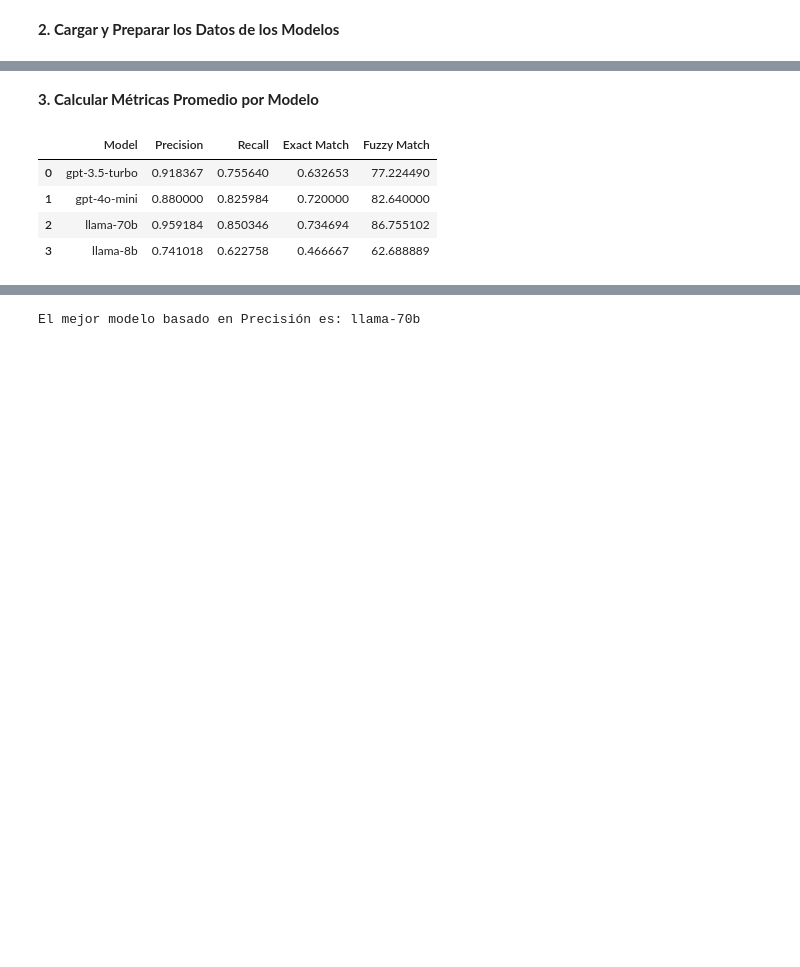
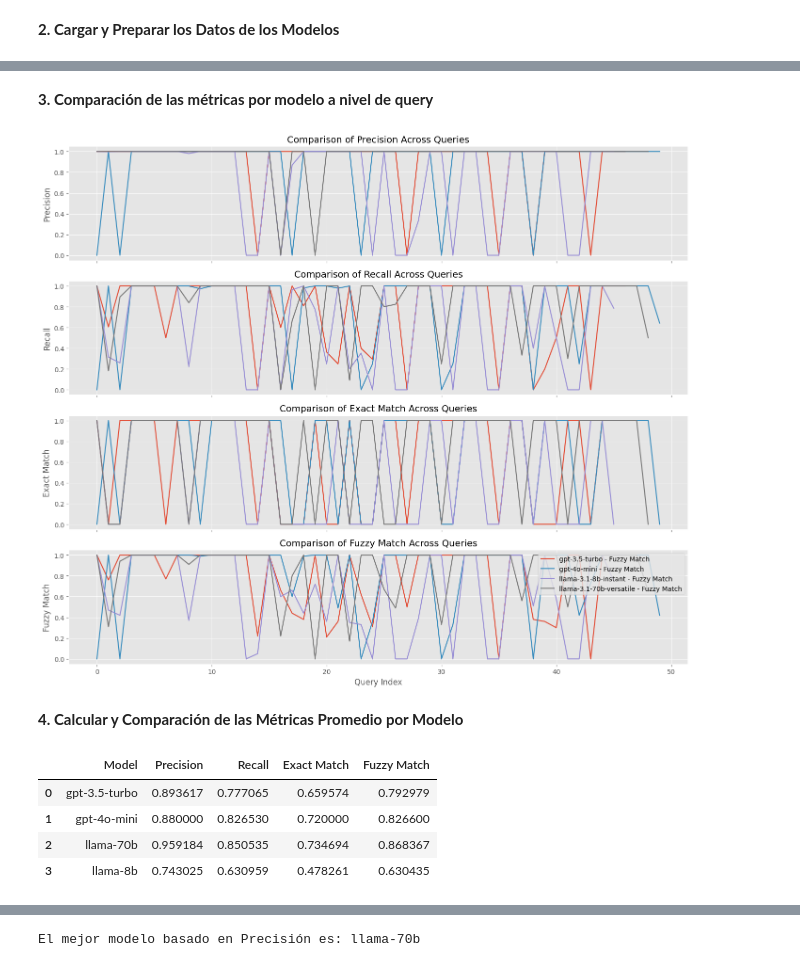
Before and after one commit to Jormart/sql-query-llm, a Jupyter notebook: data/results/model_comparison.ipynb, the cells around one changed output, grey strips where cells are left out. Saved outputs shown, nothing was run; the diff lists cells and outputs as text; code cells hidden in the pictures; blank space fills up the shorter version.

```diff
--- a/data/results/model_comparison.ipynb
+++ b/data/results/model_comparison.ipynb
@@ -42,8 +42,53 @@ print(galois_results.head())
 2  too lengthy, giving  more names of cities : Ve...
 3       Query plan does not have notion of US cities
 4                                                NaN
+# %% [markdown]
+**3. Comparación de las métricas por modelo a nivel de query**
+# %%
+# Define file paths for the CSVs
+file_paths = {
+    "gpt-3.5-turbo": 'gpt-3.5-turbo_results.csv',
+    "gpt-4o-mini": 'gpt-4o-mini_results.csv',
+    "llama-3.1-8b-instant": 'llama-3.1-8b-instant_results.csv',
+    "llama-3.1-70b-versatile": 'llama-3.1-70b-versatile_results.csv'
+}
+
+# Load the CSV files into pandas DataFrames
+dataframes = {model: pd.read_csv(path) for model, path in file_paths.items()}
+
+
+# Define the metrics to compare
+metrics = ["Precision", "Recall", "Exact Match", "Fuzzy Match"]
+
+# Prepare the data for query-by-query comparison
+query_metrics = {}
+
+# For each model, extract the metrics per query
+for model, df in dataframes.items():
+    query_metrics[model] = df[metrics]
+
+# Concatenate the query metrics from all models
+query_metrics_df = pd.concat(query_metrics, axis=1)
+
+# Plot comparison of metrics for each query (record) across models
+fig, axes = plt.subplots(len(metrics), 1, figsize=(14, 12), sharex=True)
+
+for i, metric in enumerate(metrics):
+    for model in dataframes.keys():
+        axes[i].plot(query_metrics_df.index, query_metrics_df[(model, metric)], label=f'{model} - {metric}')
+
+    axes[i].set_title(f'Comparison of {metric} Across Queries', fontsize=14)
+    axes[i].set_ylabel(metric)
+    axes[i].grid(True)
+
+axes[-1].set_xlabel('Query Index')
+fig.tight_layout()
+plt.legend(loc='upper right')
+plt.show()
+# %% [output]
+[figure, added]
 # %% [markdown]
-**3. Calcular Métricas Promedio por Modelo**
+**4. Calcular y Comparación de las Métricas Promedio por Modelo**
 # %%
 # Función para calcular métricas promedio de un DataFrame
 def calculate_avg_metrics(df):
@@ -72,7 +117,7 @@ model_performance = pd.DataFrame({
 model_performance
 # %% [output]
 |  | Model | Precision | Recall | Exact Match | Fuzzy Match |
-| 0 | gpt-3.5-turbo | 0.918367 | 0.755640 | 0.632653 | 77.224490 |
-| 1 | gpt-4o-mini | 0.880000 | 0.825984 | 0.720000 | 82.640000 |
-| 2 | llama-70b | 0.959184 | 0.850346 | 0.734694 | 86.755102 |
-| 3 | llama-8b | 0.741018 | 0.622758 | 0.466667 | 62.688889 |
+| 0 | gpt-3.5-turbo | 0.893617 | 0.777065 | 0.659574 | 0.792979 |
+| 1 | gpt-4o-mini | 0.880000 | 0.826530 | 0.720000 | 0.826600 |
+| 2 | llama-70b | 0.959184 | 0.850535 | 0.734694 | 0.868367 |
+| 3 | llama-8b | 0.743025 | 0.630959 | 0.478261 | 0.630435 |
```
Also changed, not shown: parts of 8 cells of this notebook, 5 other files.
